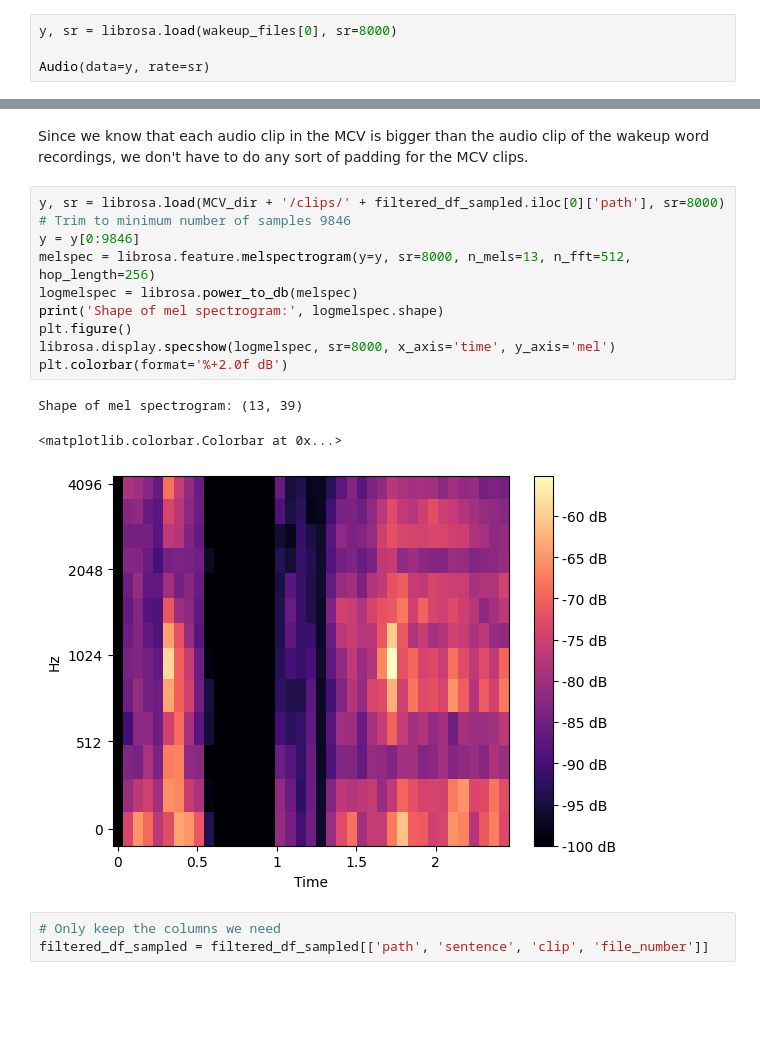
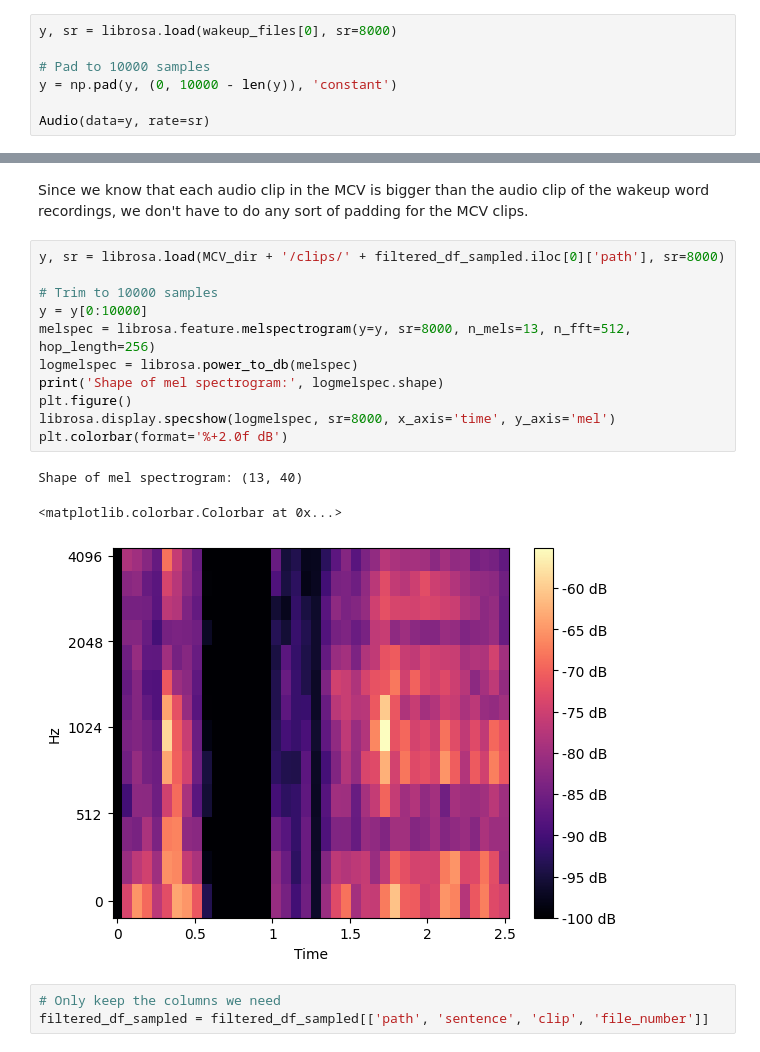
Before and after one commit to JonahCP/VoiceAssistedFanController, a Jupyter notebook: wakeword/model/MCV_eda.ipynb, the cells around one changed output, grey strips where cells are left out. Drawn from its saved outputs; the diff is of its cells as text; blank space fills up the shorter version.

```diff
--- a/wakeword/model/MCV_eda.ipynb
+++ b/wakeword/model/MCV_eda.ipynb
@@ -83,6 +83,9 @@ Number of samples in C:/Users/Jonah/Documents/Code/pyprogs/VoiceAssistedFanContr
 # %%
 y, sr = librosa.load(wakeup_files[0], sr=8000)
 
+# Pad to 10000 samples
+y = np.pad(y, (0, 10000 - len(y)), 'constant')
+
 Audio(data=y, rate=sr)
 # %% [output]
 [interactive output not drawn]
@@ -143,18 +146,19 @@ Minimum number of samples: 10752
 Since we know that each audio clip in the MCV is bigger than the audio clip of the wakeup word recordings, we don't have to do any sort of padding for the MCV clips.
 # %%
 y, sr = librosa.load(MCV_dir + '/clips/' + filtered_df_sampled.iloc[0]['path'], sr=8000)
-# Trim to minimum number of samples 9846
-y = y[0:9846]
+
+# Trim to 10000 samples
+y = y[0:10000]
 melspec = librosa.feature.melspectrogram(y=y, sr=8000, n_mels=13, n_fft=512, hop_length=256)
 logmelspec = librosa.power_to_db(melspec)
 print('Shape of mel spectrogram:', logmelspec.shape)
 plt.figure()
 librosa.display.specshow(logmelspec, sr=8000, x_axis='time', y_axis='mel')
 plt.colorbar(format='%+2.0f dB')
 # %% [output]
-Shape of mel spectrogram: (13, 39)
+Shape of mel spectrogram: (13, 40)
 <matplotlib.colorbar.Colorbar at 0x...>
-[figure, old version]
+[figure, new version]
 # %%
 # Only keep the columns we need
 filtered_df_sampled = filtered_df_sampled[['path', 'sentence', 'clip', 'file_number']]
```
Also changed, not shown: parts of 2 cells of this notebook.
